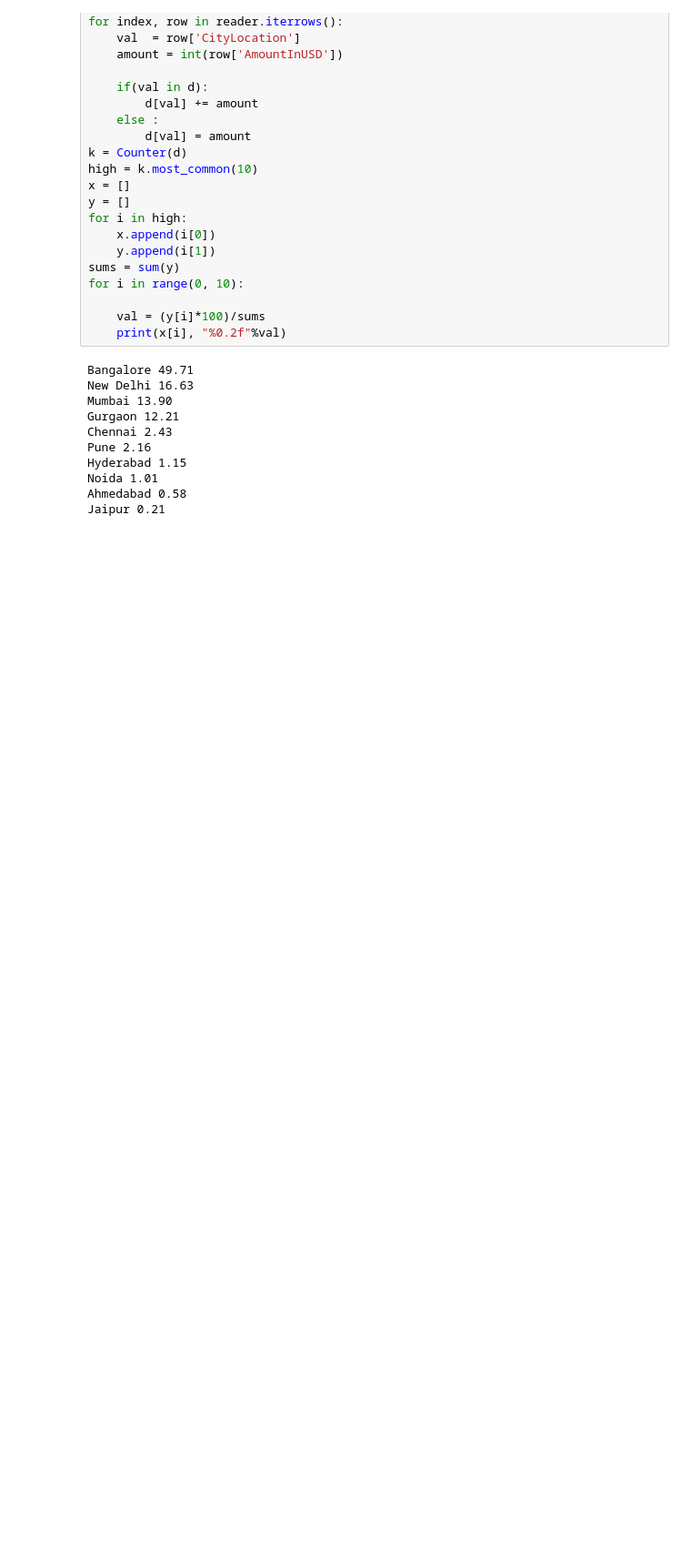
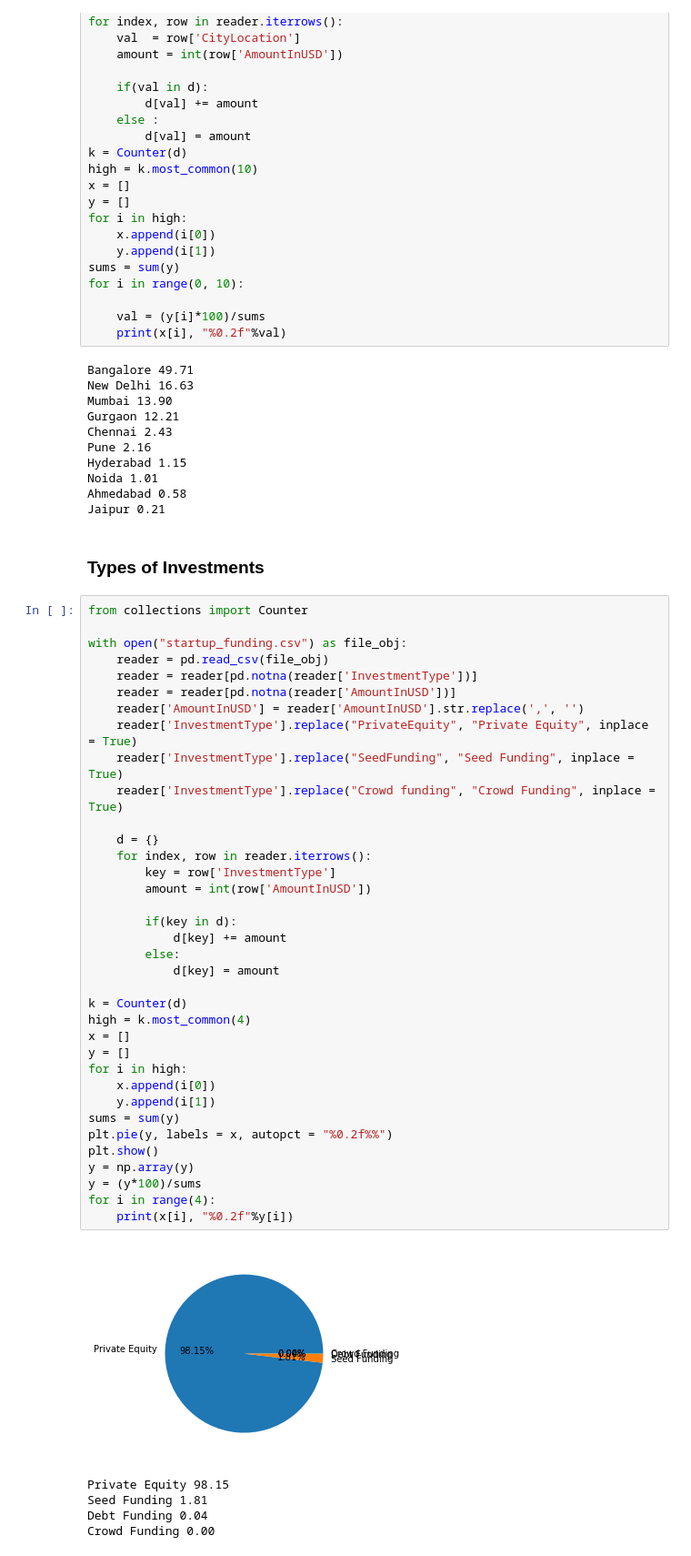
Before and after one commit to tiayush/Indian-Startups-Case-Study, a Jupyter notebook: Indian Startups Case Study.ipynb, the cells around one changed output. Shown at 91% size. Cells and saved outputs as stored; diff of their text form; blank space fills up the shorter version.

```diff
--- a/Indian Startups Case Study.ipynb
+++ b/Indian Startups Case Study.ipynb
@@ -149,3 +149,47 @@ Hyderabad 1.15
 Noida 1.01
 Ahmedabad 0.58
 Jaipur 0.21
+# %% [markdown]
+### Types of Investments
+# %%
+from collections import Counter
+
+with open("startup_funding.csv") as file_obj:
+    reader = pd.read_csv(file_obj)
+    reader = reader[pd.notna(reader['InvestmentType'])]
+    reader = reader[pd.notna(reader['AmountInUSD'])]
+    reader['AmountInUSD'] = reader['AmountInUSD'].str.replace(',', '')
+    reader['InvestmentType'].replace("PrivateEquity", "Private Equity", inplace = True)
+    reader['InvestmentType'].replace("SeedFunding", "Seed Funding", inplace = True)
+    reader['InvestmentType'].replace("Crowd funding", "Crowd Funding", inplace = True)
+
+    d = {}
+    for index, row in reader.iterrows():
+        key = row['InvestmentType']
+        amount = int(row['AmountInUSD'])
+
+        if(key in d):
+            d[key] += amount
+        else:
+            d[key] = amount
+
+k = Counter(d)
+high = k.most_common(4)
+x = []
+y = []
+for i in high:
+    x.append(i[0])
+    y.append(i[1])
+sums = sum(y)
+plt.pie(y, labels = x, autopct = "%0.2f%%")
+plt.show()
+y = np.array(y)
+y = (y*100)/sums
+for i in range(4):
+    print(x[i], "%0.2f"%y[i])
+# %% [output]
+[figure, added]
+Private Equity 98.15
+Seed Funding 1.81
+Debt Funding 0.04
+Crowd Funding 0.00
```
Also changed, not shown: parts of 1 cell of this notebook.
